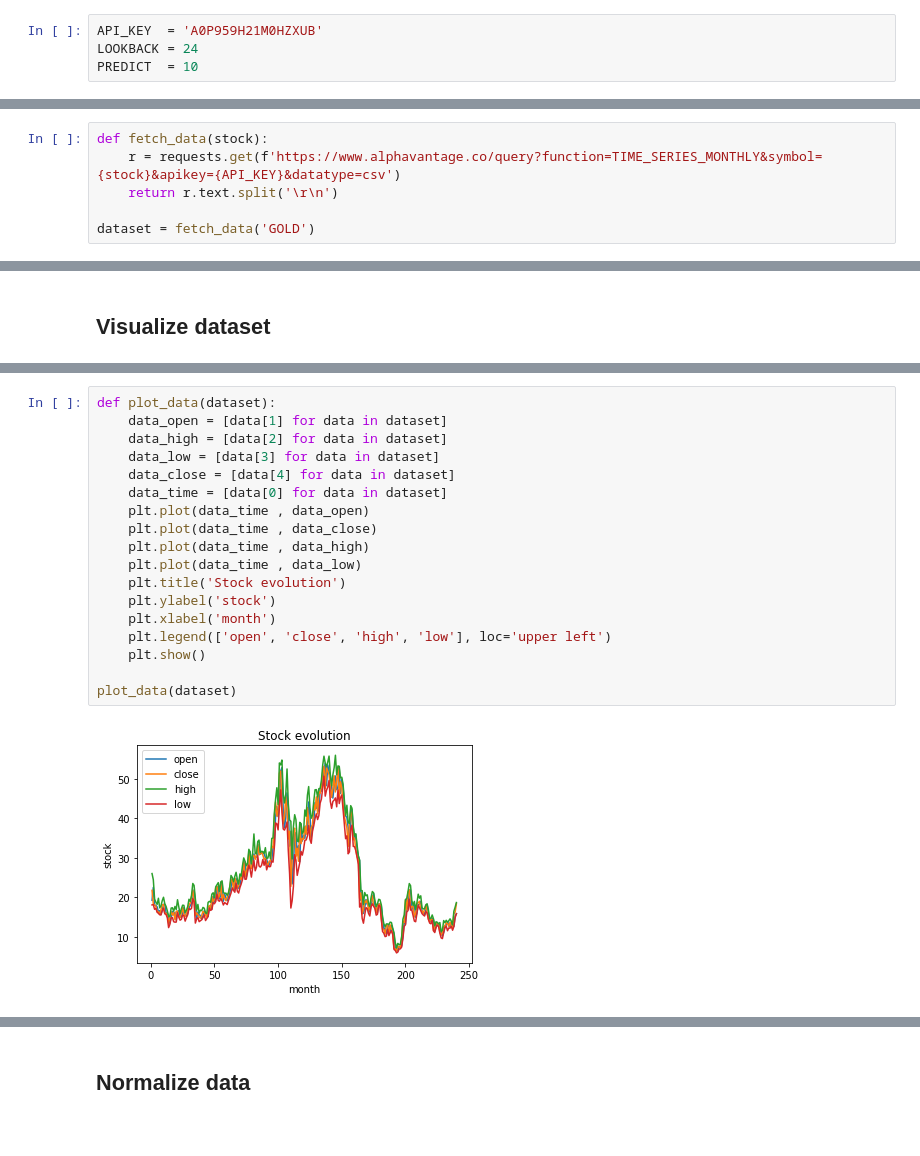
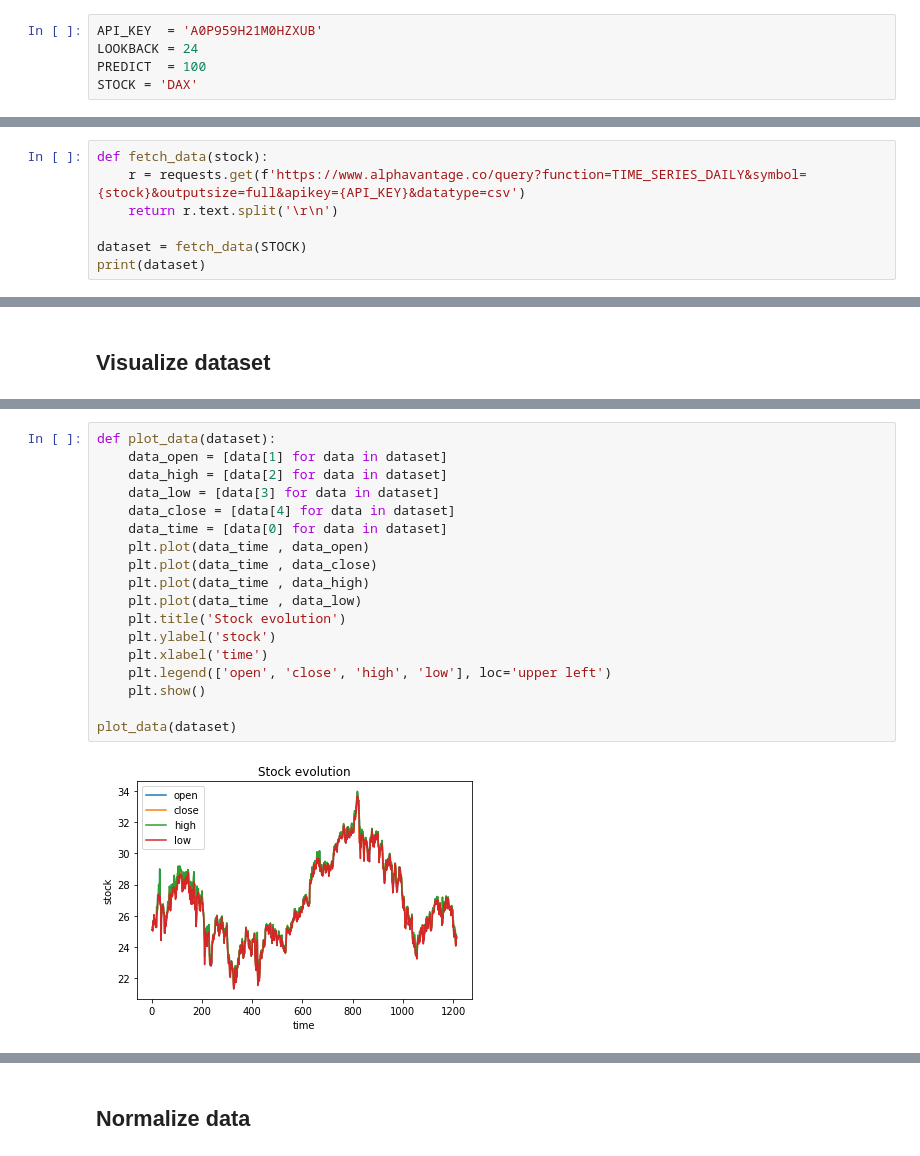
Before and after one commit to PoCInnovation/Infinalys, a Jupyter notebook: Tunas - Stock Prediction.ipynb, the cells around one changed output, grey strips where cells are left out. Saved outputs shown, nothing was run; the diff lists cells and outputs as text.

Commit message:
Added new display functions for training and modified stock timestamp parameter

```diff
--- a/Tunas - Stock Prediction.ipynb
+++ b/Tunas - Stock Prediction.ipynb
@@ -29,14 +29,16 @@ os.environ['TF_CPP_MIN_LOG_LEVEL'] = '3'
 # %%
 API_KEY  = 'A0P959H21M0HZXUB'
 LOOKBACK = 24
-PREDICT  = 10
+PREDICT  = 100
+STOCK = 'DAX'
 # %% [markdown]
 # Create dataset
 # %% [markdown]
 ## Fetch data
 # %%
 def fetch_data(stock):
-    r = requests.get(f'https://www.alphavantage.co/query?function=TIME_SERIES_MONTHLY&symbol={stock}&apikey={API_KEY}&datatype=csv')
+    r = requests.get(f'https://www.alphavantage.co/query?function=TIME_SERIES_DAILY&symbol={stock}&outputsize=full&apikey={API_KEY}&datatype=csv')
     return r.text.split('\r\n')
 
-dataset = fetch_data('GOLD')
+dataset = fetch_data(STOCK)
+print(dataset)
@@ -72,20 +76,20 @@ visualize_data(labels, dataset)
 # %%
 def plot_data(dataset):
     data_open = [data[1] for data in dataset]
     data_high = [data[2] for data in dataset]
     data_low = [data[3] for data in dataset]
     data_close = [data[4] for data in dataset]
     data_time = [data[0] for data in dataset]
     plt.plot(data_time , data_open)
     plt.plot(data_time , data_close)
     plt.plot(data_time , data_high)
     plt.plot(data_time , data_low)
     plt.title('Stock evolution')
     plt.ylabel('stock')
-    plt.xlabel('month')
+    plt.xlabel('time')
     plt.legend(['open', 'close', 'high', 'low'], loc='upper left')
     plt.show()
 
 plot_data(dataset)
 # %% [output]
-[figure, old version]
+[figure, new version]
```
Also changed, not shown: parts of 12 cells of this notebook.
